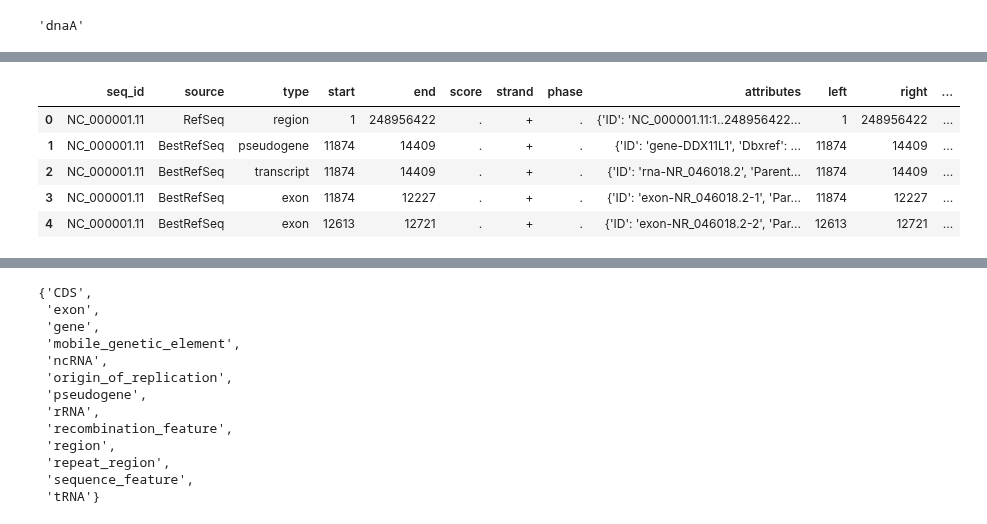
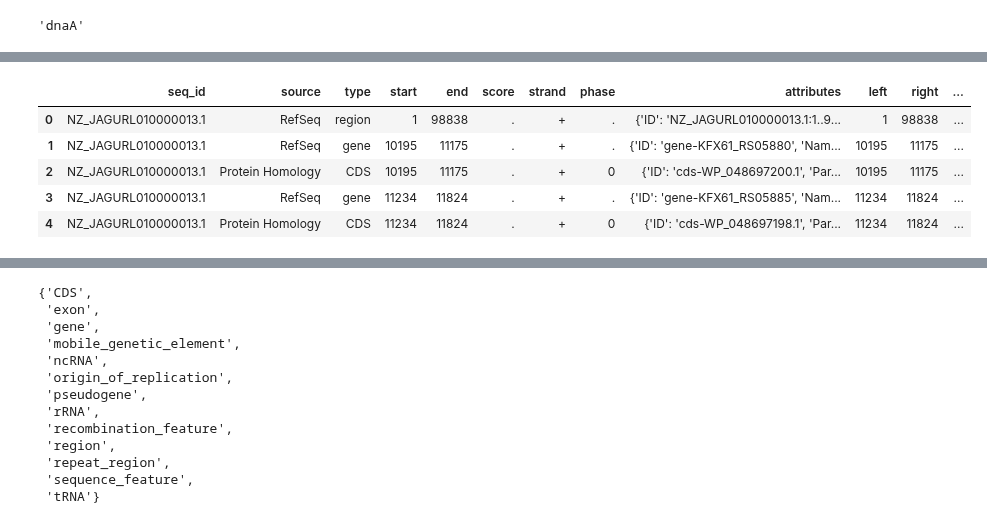
Before and after one commit to dbikard/genomenotebook, a Jupyter notebook: nbs/API/02_utils.ipynb, the cells around one changed output, grey strips where cells are left out. Drawn from its saved outputs; the diff is of its cells as text; code cells hidden in the pictures.

```diff
--- a/nbs/API/02_utils.ipynb
+++ b/nbs/API/02_utils.ipynb
@@ -125,7 +153,7 @@ def attributes_to_columns(features: pd.DataFrame):
 # %%
 #| export
 def set_positions(annotation: pd.DataFrame, # an annotation DataFrame extracted from a gff file
-                            ):
+                            ) ->  pd.DataFrame:
     """Sets left and right as the position of the feature on the sequence, left is always lower than right.
     start and end represent the begining and end of the feature where start can be greater than end depending on the feature strand.
     """
@@ -146,12 +174,19 @@ def set_positions(annotation: pd.DataFrame, # an annotation DataFrame extracted
     return annotation
 # %%
 #| export
+class EmptyDataFrame(Exception):
+    pass
+
 
 def parse_gff(gff_path:str, # path to the gff file
-              seq_id: str=None, # sequence id (first column of the gff)
-              bounds: tuple=None, # (left limit, right limit)
-              feature_types: list = None, # list of feature types to extract
+              seq_id: Optional[str] = None, # sequence id (first column of the gff)
+              bounds: Optional[tuple] = None, # (left limit, right limit)
+              feature_types: Optional[list] = None, # list of feature types to extract
+              attributes: Dict[str, List] = {}, # a dictionnary with feature types as keys and a list of attributes to extract as values
              )->pd.DataFrame:
+    """ Parses a GFF3 file and returns a Pandas DataFrame with the data for a specific contig.
+    If seq_id is None then only the first contig is parsed.
+    If feature_types is None then all feature types are extracted."""
 
     with default_open_gz(gff_path) as gff_file:
         # Create an in-memory file buffer using the io.StringIO class
@@ -177,13 +212,14 @@ def parse_gff(gff_path:str, # path to the gff file
         # Reset the file pointer to the beginning of the file buffer
         file_buffer.seek(0)
         if buffer_empty:
-            warnings.warn("The annotation DataFrame is empty. Check that the feature_types and seq_id are correct, and that bounds (if specified) fall within the size of your genome.")
+            raise EmptyDataFrame("The annotation DataFrame is empty. Check that the feature_types and seq_id are correct, and that bounds (if specified) fall within the size of your genome.")
             df=pd.DataFrame(columns=["seq_id", "source","type","start","end","score","strand","phase","attributes"])
         else:
             df=pd.read_csv(file_buffer,sep="\t",header=None)
-            df.columns=["seq_id", "source","type","start","end","score","strand","phase","attributes"]
+            df.columns=["seq_id", "source","type","start","end","score","strand","phase","attributes_str"]
             #df=attributes_to_columns(df)
-            df["attributes"] = df["attributes"].map(extract_all_attributes)
+            df["attributes"] = get_attributes(df, attributes)
+            df.drop(columns=["attributes_str"], inplace=True)
             df=set_positions(df)
 
         return df
@@ -189,0 +231,6 @@ def parse_gff(gff_path:str, # path to the gff file
+# %%
+data_path = get_example_data_dir()
+gff_path = os.path.join(data_path, "jmh43.gff")
+df=parse_gff(gff_path,
+             bounds=(10000,50000))
+df.head()
@@ -190,12 +244,12 @@ def parse_gff(gff_path:str, # path to the gff file
 # %%
-df=parse_gff(human_genome_gff,
-             seq_id="NC_000001.11",
+df=parse_gff(gff_path,
+             seq_id="NZ_JAGURL010000013.1",
              bounds=(10000,50000))
 df.head()
 # %% [output]
 |  | seq_id | source | type | start | end | score | strand | phase | attributes | left | right | ... |
-| 0 | NC_000001.11 | RefSeq | region | 1 | 248956422 | . | + | . | {'ID': 'NC_000001.11:1..248956422... | 1 | 248956422 | ... |
-| 1 | NC_000001.11 | BestRefSeq | pseudogene | 11874 | 14409 | . | + | . | {'ID': 'gene-DDX11L1', 'Dbxref': ... | 11874 | 14409 | ... |
-| 2 | NC_000001.11 | BestRefSeq | transcript | 11874 | 14409 | . | + | . | {'ID': 'rna-NR_046018.2', 'Parent... | 11874 | 14409 | ... |
-| 3 | NC_000001.11 | BestRefSeq | exon | 11874 | 12227 | . | + | . | {'ID': 'exon-NR_046018.2-1', 'Par... | 11874 | 12227 | ... |
-| 4 | NC_000001.11 | BestRefSeq | exon | 12613 | 12721 | . | + | . | {'ID': 'exon-NR_046018.2-2', 'Par... | 12613 | 12721 | ... |
+| 0 | NZ_JAGURL010000013.1 | RefSeq | region | 1 | 98838 | . | + | . | {'ID': 'NZ_JAGURL010000013.1:1..9... | 1 | 98838 | ... |
+| 1 | NZ_JAGURL010000013.1 | RefSeq | gene | 10195 | 11175 | . | + | . | {'ID': 'gene-KFX61_RS05880', 'Nam... | 10195 | 11175 | ... |
+| 2 | NZ_JAGURL010000013.1 | Protein Homology | CDS | 10195 | 11175 | . | + | 0 | {'ID': 'cds-WP_048697200.1', 'Par... | 10195 | 11175 | ... |
+| 3 | NZ_JAGURL010000013.1 | RefSeq | gene | 11234 | 11824 | . | + | . | {'ID': 'gene-KFX61_RS05885', 'Nam... | 11234 | 11824 | ... |
+| 4 | NZ_JAGURL010000013.1 | Protein Homology | CDS | 11234 | 11824 | . | + | 0 | {'ID': 'cds-WP_048697198.1', 'Par... | 11234 | 11824 | ... |
```
Also changed, not shown: parts of 30 cells of this notebook, 7 other files.
